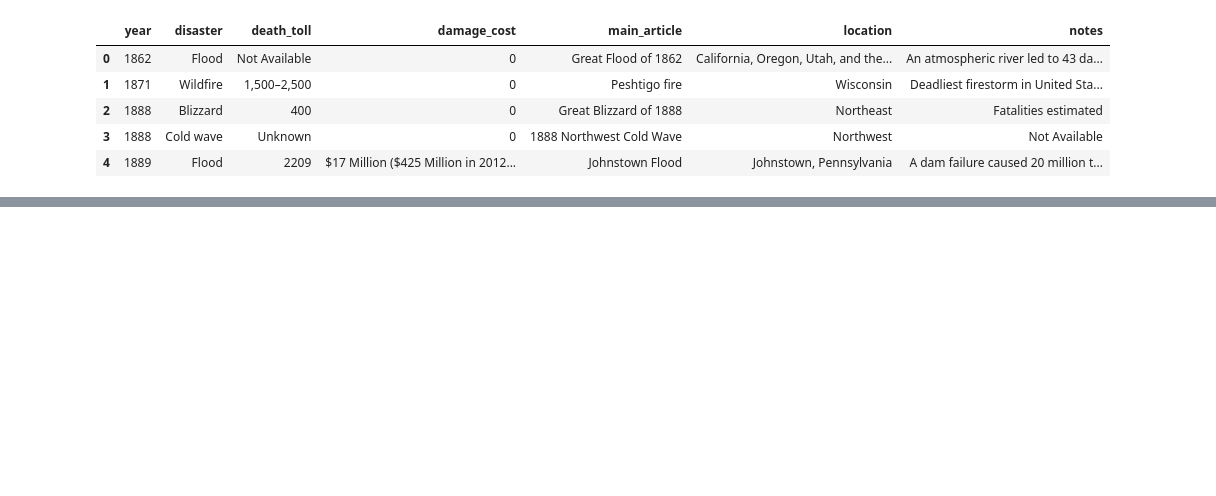
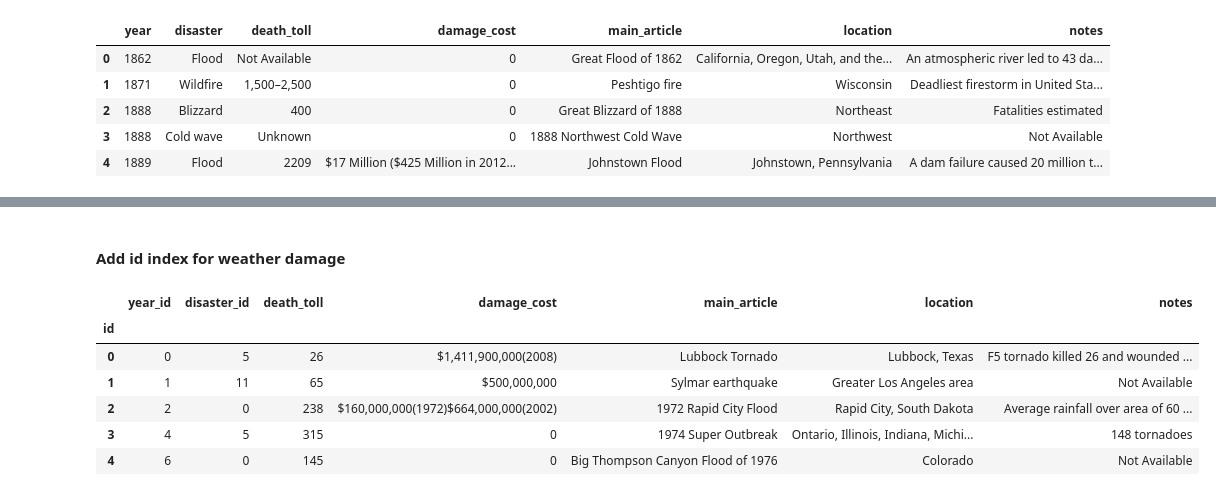
Before and after one commit to jmitterh/ETL_Project, a Jupyter notebook: 2_load/load.ipynb, the cells around one changed output, grey strips where cells are left out. Saved outputs shown, nothing was run; the diff lists cells and outputs as text; code cells hidden in the pictures; blank space fills up the shorter version.

```diff
--- a/2_load/load.ipynb
+++ b/2_load/load.ipynb
@@ -38,0 +77,4 @@ weather_damage.head()
+# %%
+weather_damage = weather_damage[weather_damage['year'] <= 2013].reset_index()
+weather_damage = weather_damage.drop(columns=['index'])
+weather_damage.head()
@@ -38,0 +102,3 @@ weather_damage.head()
+# %%
+weather_damage = weather_damage.replace(['Flood','Wildfire','Blizzard','Cold wave','Hurricane','Tornado','Earthquake and fire (urban conflagration)','Avalanche','Storm','Tsunami and Earthquake','Tsunami','Earthquake','Volcano','Heat wave','Heat wave/drought','Snow storm','Wildfires','Mudflow'],[0,1,2,3,4,5,6,7,8,9,10,11,12,13,14,15,16,17])
+weather_damage.head()
@@ -38,0 +114,3 @@ weather_damage.head()
+# %%
+weather_damage = weather_damage.replace([1970,1971,1972,1973,1974,1975,1976,1977,1978,1979,1980,1981,1982,1983,1984,1985,1986,1987,1988,1989,1990,1991,1992,1993,1994,1995,1996,1997,1998,1999,2000,2001,2002,2003,2004,2005,2006,2007,2008,2009,2010,2011,2012,2013,2014,2015,2016,2017,2018],[0,1,2,3,4,5,6,7,8,9,10,11,12,13,14,15,16,17,18,19,20,21,22,23,24,25,26,27,28,29,30,31,32,33,34,35,36,37,38,39,40,41,42,43,44,45,46,47,48])
+weather_damage.head()
@@ -38,0 +138,3 @@ weather_damage.head()
+# %%
+weather_damage = weather_damage.reset_index()
+weather_damage.head()
@@ -38,0 +148,14 @@ weather_damage.head()
+# %% [markdown]
+#### Add id index for weather damage
+# %%
+weather_damage = weather_damage.rename(columns={"index": "id", 'year':'year_id','disaster':'disaster_id'})
+weather_damage.set_index("id", inplace=True)
+weather_damage.head()
+# %% [output]
+|  | year_id | disaster_id | death_toll | damage_cost | main_article | location | notes |
+| id |  |  |  |  |  |  |  |
+| 0 | 0 | 5 | 26 | $1,411,900,000(2008) | Lubbock Tornado | Lubbock, Texas | F5 tornado killed 26 and wounded ... |
+| 1 | 1 | 11 | 65 | $500,000,000 | Sylmar earthquake | Greater Los Angeles area | Not Available |
+| 2 | 2 | 0 | 238 | $160,000,000(1972)$664,000,000(2002) | 1972 Rapid City Flood | Rapid City, South Dakota | Average rainfall over area of 60 ... |
+| 3 | 4 | 5 | 315 | 0 | 1974 Super Outbreak | Ontario, Illinois, Indiana, Michi... | 148 tornadoes |
+| 4 | 6 | 0 | 145 | 0 | Big Thompson Canyon Flood of 1976 | Colorado | Not Available |
```
Also changed, not shown: parts of 47 cells of this notebook, 7 other files.
